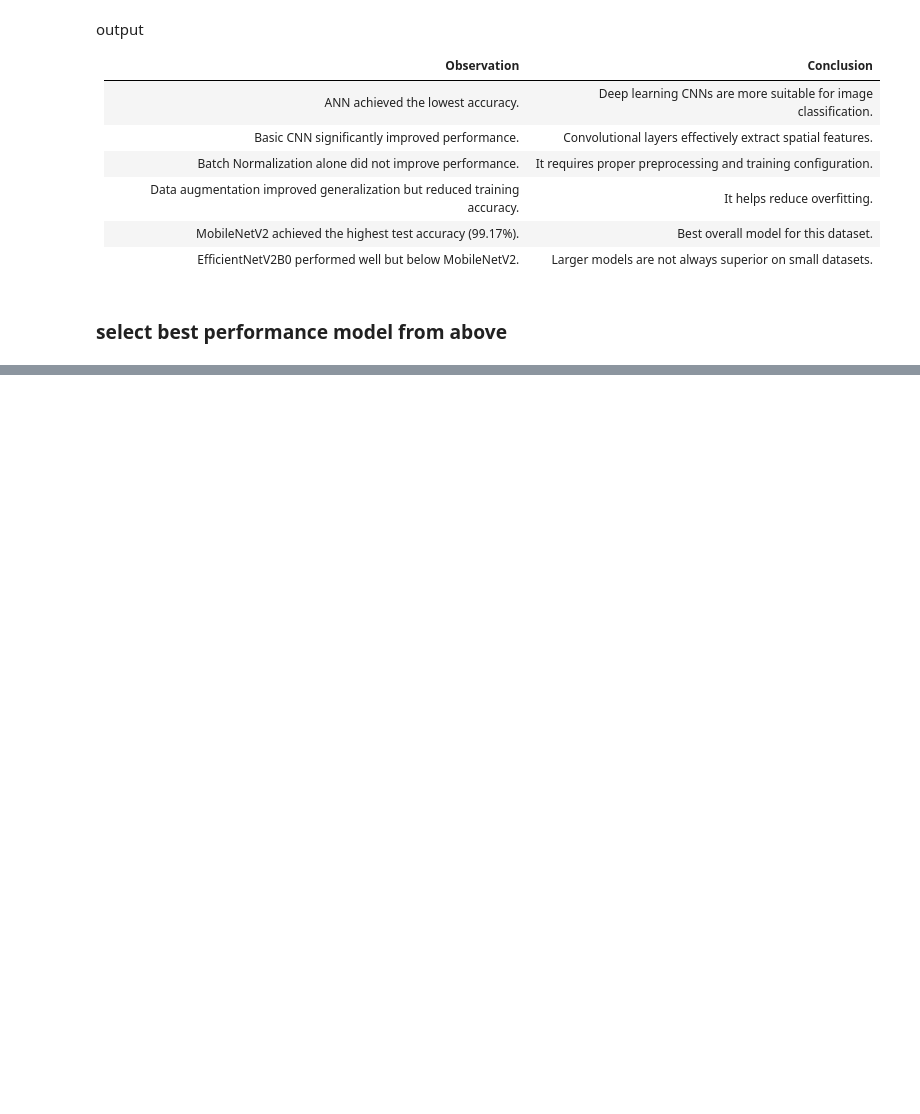
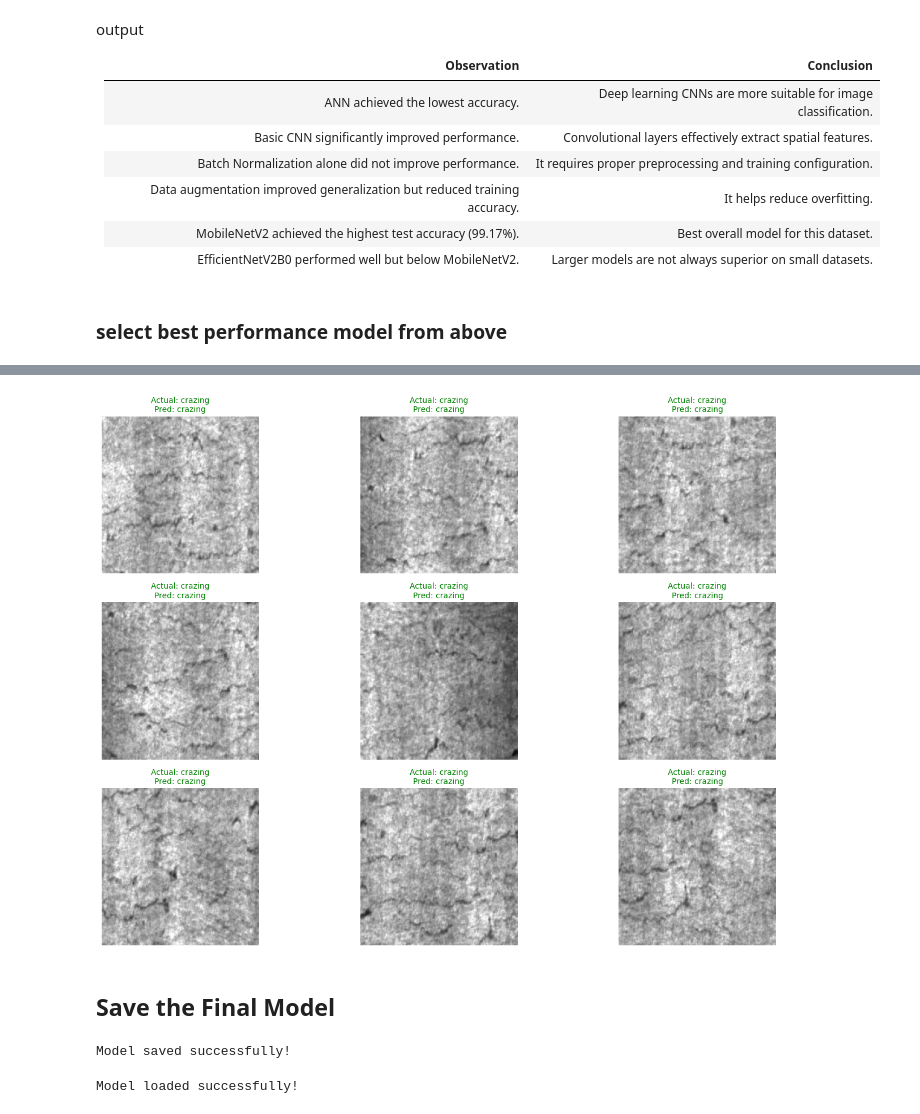
Before and after one commit to chetansgode/NEU_Surface_Defect_Detection_Project, a Jupyter notebook: notebooks/NEU_Surface_Defect_Detection_Project.ipynb, the cells around one changed output, grey strips where cells are left out. Cells and saved outputs as stored; diff of their text form; code cells hidden in the pictures; blank space fills up the shorter version.

```diff
--- a/notebooks/NEU_Surface_Defect_Detection_Project.ipynb
+++ b/notebooks/NEU_Surface_Defect_Detection_Project.ipynb
@@ -2289,0 +2350,34 @@ Test Accuracy: 0.9861
+# %%
+# show sample prediction
+import matplotlib.pyplot as plt
+
+images, labels = next(iter(test_ds))
+
+predictions = best_model.predict(images)
+predicted_labels = np.argmax(predictions, axis=1)
+
+plt.figure(figsize=(15,10))
+
+for i in range(9):
+
+    plt.subplot(3,3,i+1)
+
+    plt.imshow(images[i].numpy().astype("uint8"))
+
+    actual = classes[labels[i]]
+    predicted = classes[predicted_labels[i]]
+
+    color = "green" if actual == predicted else "red"
+
+    plt.title(
+        f"Actual: {actual}\nPred: {predicted}",
+        color=color,
+        fontsize=10
+    )
+
+    plt.axis("off")
+
+plt.tight_layout()
+
+plt.show()
+# %% [output]
@@ -2289,0 +2385,24 @@ Test Accuracy: 0.9861
+[figure, added]
+# %% [markdown]
+## Save the Final Model
+# %%
+# Save the Final Model
+best_model.save("steel_defect_classifier.keras")
+
+print("Model saved successfully!")
+# %% [output]
+Model saved successfully!
+# %%
+#verify
+from tensorflow.keras.models import load_model
+
+loaded_model = best_model = load_model(
+    "steel_defect_classifier.keras",
+    custom_objects={
+        "preprocess_input":preprocess_input
+    }
+)
+
+print("Model loaded successfully!")
+# %% [output]
+Model loaded successfully!
```
Also changed, not shown: parts of 58 cells of this notebook, 12 other files.
